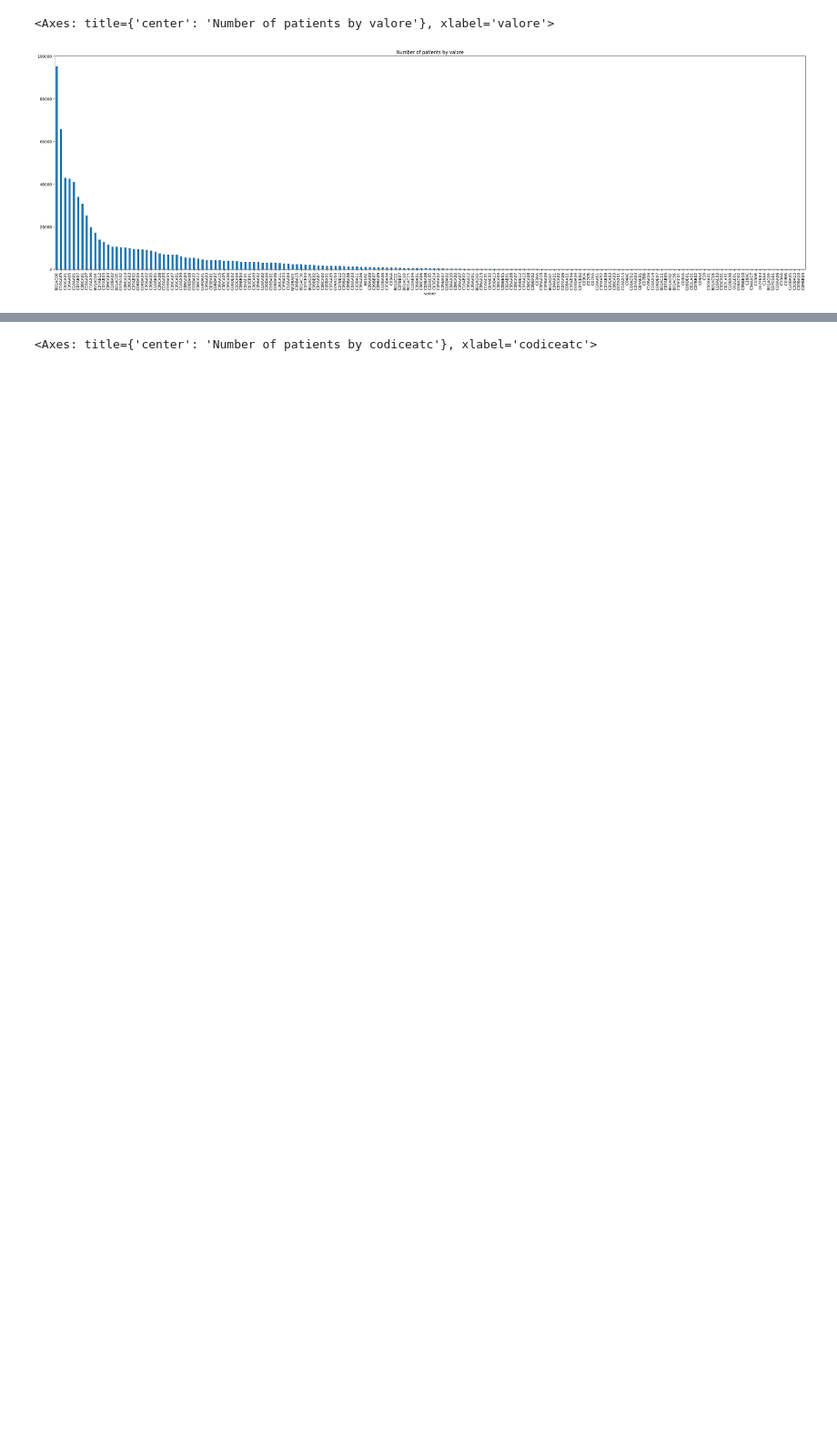
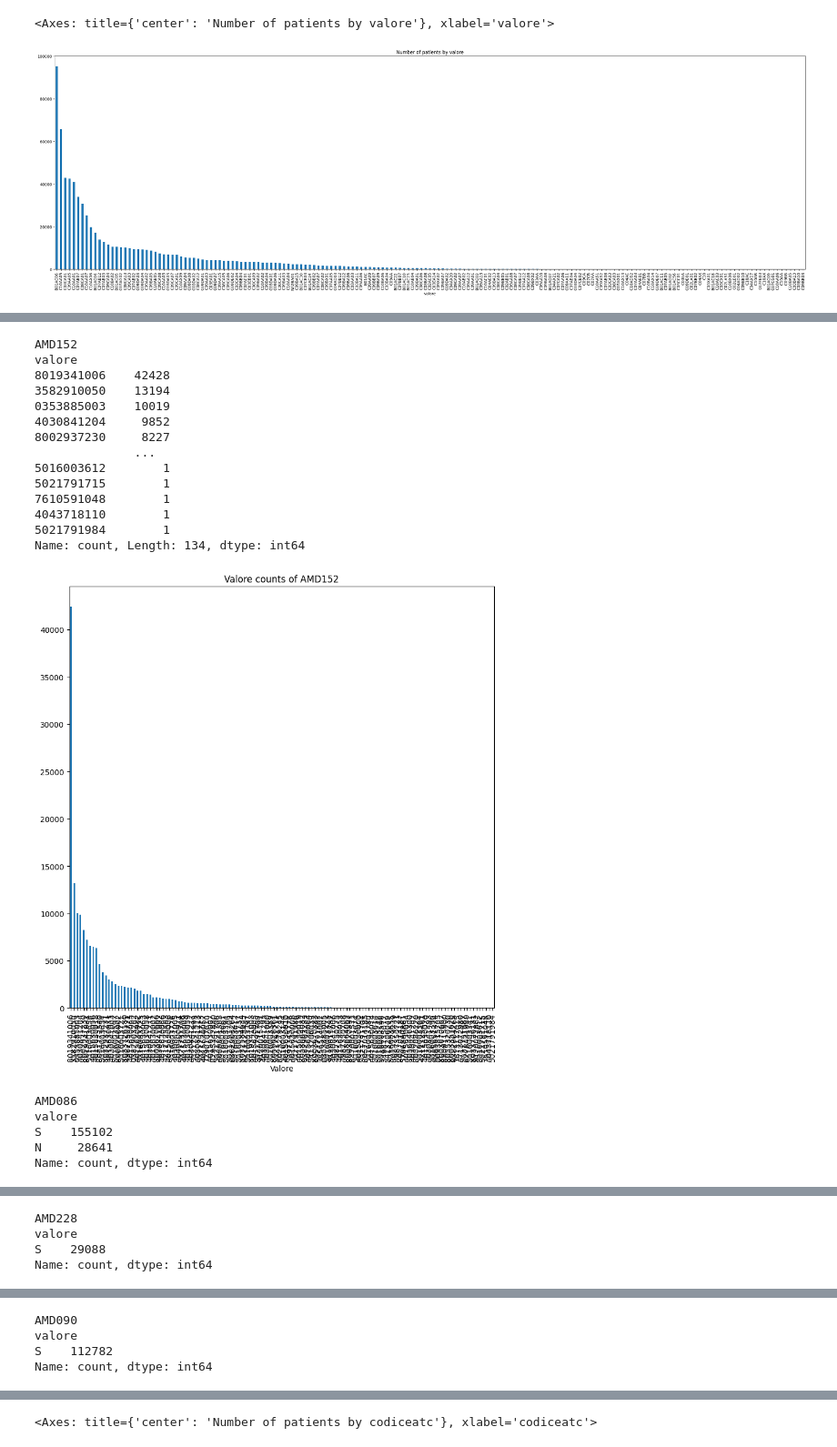
Before and after one commit to AntoAndGar/ML-Health-Event-Prediction, a Jupyter notebook: plot.ipynb, the cells around one changed output, grey strips where cells are left out. Shown at 91% size. Drawn from its saved outputs; the diff is of its cells as text; code cells hidden in the pictures; blank space fills up the shorter version.

Commit message:
tested code, I have some little inconguencies on counting but overall seems okay for now

```diff
--- a/plot.ipynb
+++ b/plot.ipynb
@@ -502,0 +503,33 @@ a.plot(
+# %%
+for amd in df6["codiceamd"].dropna().unique():
+    print(amd)
+    a = df6[df6["codiceamd"] == amd]
+    print(a["valore"].value_counts())
+    a[f"valore"].value_counts().plot(
+        kind="bar",
+        title=f"Valore counts of {amd}",
+        xlabel="Valore",
+        figsize=(10, 10),
+    )
+    plt.show()
+# %% [output]
+AMD152
+valore
+8019341006    42428
+3582910050    13194
+0353885003    10019
+4030841204     9852
+8002937230     8227
+              ...
+5016003612        1
+5021791715        1
+7610591048        1
+4043718110        1
+5021791984        1
+Name: count, Length: 134, dtype: int64
+[figure, added]
+AMD086
+valore
+S    155102
+N     28641
+Name: count, dtype: int64
@@ -502,0 +537,4 @@ a.plot(
+AMD228
+valore
+S    29088
+Name: count, dtype: int64
@@ -502,0 +542,4 @@ a.plot(
+AMD090
+valore
+S    112782
+Name: count, dtype: int64
```
Also changed, not shown: parts of 3 cells of this notebook, 1 other file.
